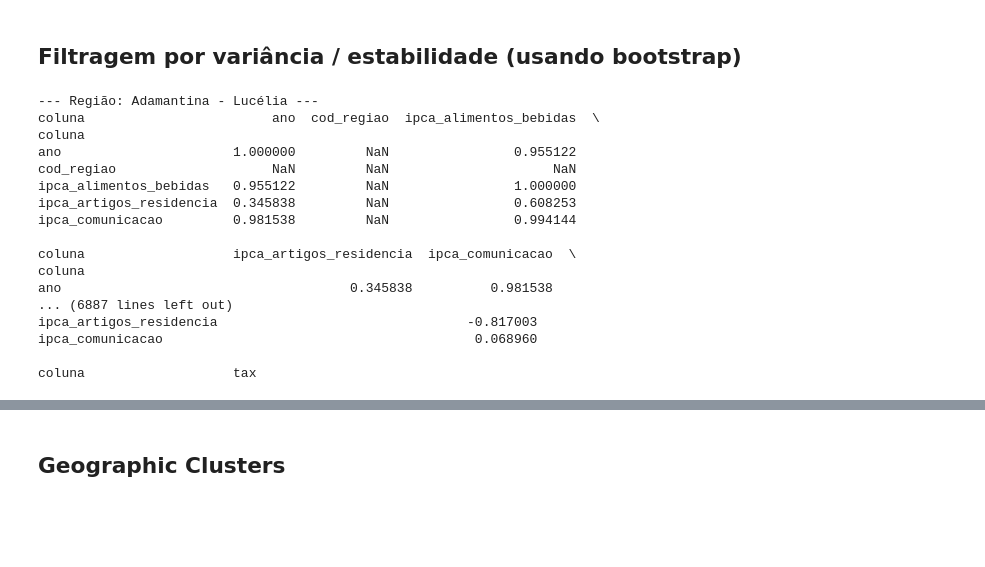
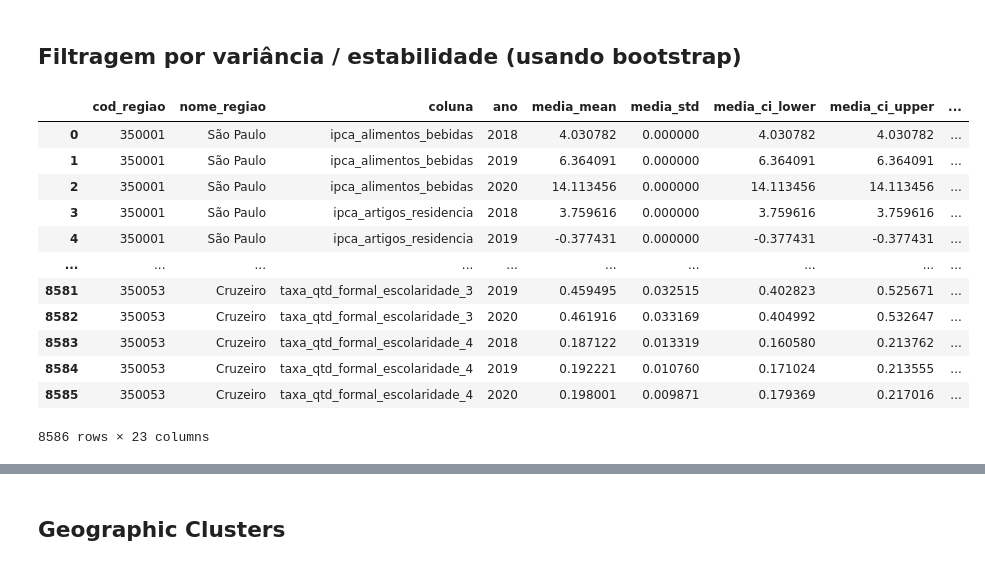
Before and after one commit to gustavonegrao/projeto_SSC0957, a Jupyter notebook: modelagem.ipynb, the cells around one changed output, grey strips where cells are left out. Saved outputs shown, nothing was run; the diff lists cells and outputs as text; code cells hidden in the pictures; blank space fills up the shorter version.

```diff
--- a/modelagem.ipynb
+++ b/modelagem.ipynb
@@ -109,26 +109,18 @@ plt.show()
 # %% [markdown]
 ## Filtragem por variância / estabilidade (usando bootstrap)
 # %%
-for reg, df_reg in df_wide.groupby('nome_regiao'):
-    df_num = df_reg.select_dtypes(include=['number'])
-    corr = df_num.corr()
-    print(f"--- Região: {reg} ---")
-    print(corr.head(), "\n")
+df_summary
 # %% [output]
+|  | cod_regiao | nome_regiao | coluna | ano | media_mean | media_std | media_ci_lower | media_ci_upper | ... |
+| 0 | 350001 | São Paulo | ipca_alimentos_bebidas | 2018 | 4.030782 | 0.000000 | 4.030782 | 4.030782 | ... |
+| 1 | 350001 | São Paulo | ipca_alimentos_bebidas | 2019 | 6.364091 | 0.000000 | 6.364091 | 6.364091 | ... |
+| 2 | 350001 | São Paulo | ipca_alimentos_bebidas | 2020 | 14.113456 | 0.000000 | 14.113456 | 14.113456 | ... |
+| 3 | 350001 | São Paulo | ipca_artigos_residencia | 2018 | 3.759616 | 0.000000 | 3.759616 | 3.759616 | ... |
+| 4 | 350001 | São Paulo | ipca_artigos_residencia | 2019 | -0.377431 | 0.000000 | -0.377431 | -0.377431 | ... |
+| ... | ... | ... | ... | ... | ... | ... | ... | ... | ... |
+| 8581 | 350053 | Cruzeiro | taxa_qtd_formal_escolaridade_3 | 2019 | 0.459495 | 0.032515 | 0.402823 | 0.525671 | ... |
+| 8582 | 350053 | Cruzeiro | taxa_qtd_formal_escolaridade_3 | 2020 | 0.461916 | 0.033169 | 0.404992 | 0.532647 | ... |
+| 8583 | 350053 | Cruzeiro | taxa_qtd_formal_escolaridade_4 | 2018 | 0.187122 | 0.013319 | 0.160580 | 0.213762 | ... |
+| 8584 | 350053 | Cruzeiro | taxa_qtd_formal_escolaridade_4 | 2019 | 0.192221 | 0.010760 | 0.171024 | 0.213555 | ... |
+| 8585 | 350053 | Cruzeiro | taxa_qtd_formal_escolaridade_4 | 2020 | 0.198001 | 0.009871 | 0.179369 | 0.217016 | ... |
---- Região: Adamantina - Lucélia ---
-coluna                        ano  cod_regiao  ipca_alimentos_bebidas  \
-coluna
-ano                      1.000000         NaN                0.955122
-cod_regiao                    NaN         NaN                     NaN
-ipca_alimentos_bebidas   0.955122         NaN                1.000000
-ipca_artigos_residencia  0.345838         NaN                0.608253
-ipca_comunicacao         0.981538         NaN                0.994144
-
-coluna                   ipca_artigos_residencia  ipca_comunicacao  \
-coluna
-ano                                     0.345838          0.981538
-... (6887 lines left out)
-ipca_artigos_residencia                                -0.817003
-ipca_comunicacao                                        0.068960
-
-coluna                   tax
+8586 rows × 23 columns
```
Also changed, not shown: parts of 11 cells of this notebook.
